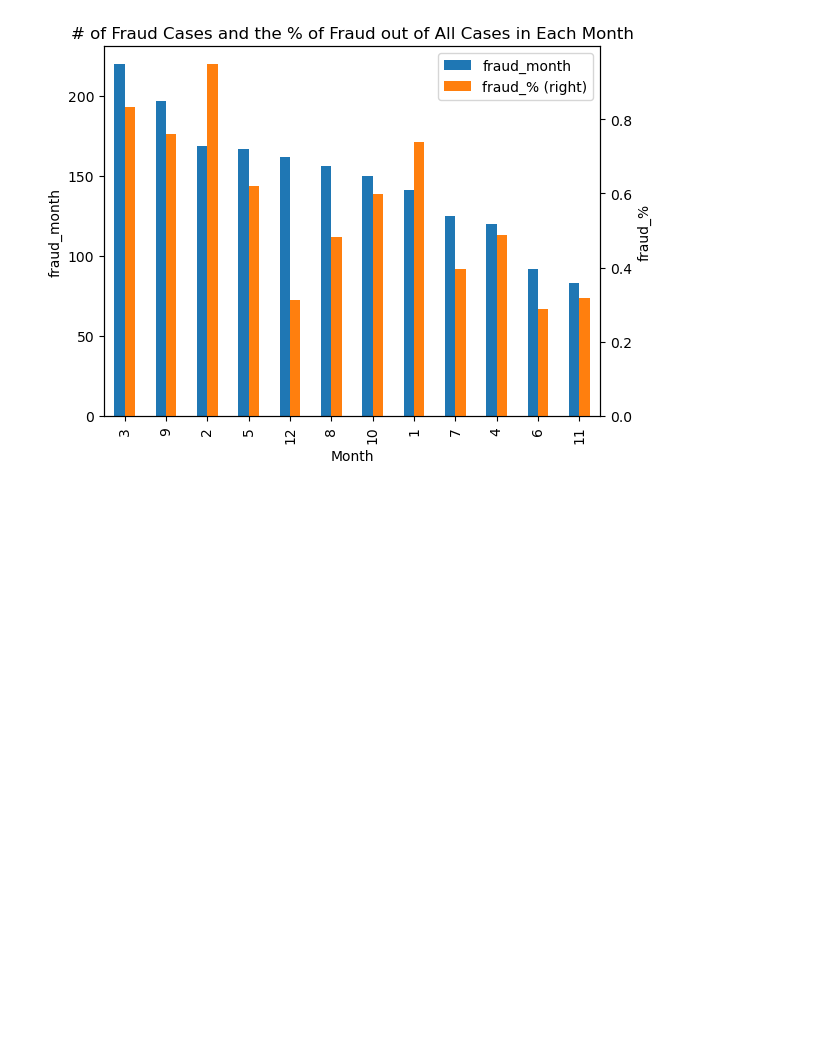
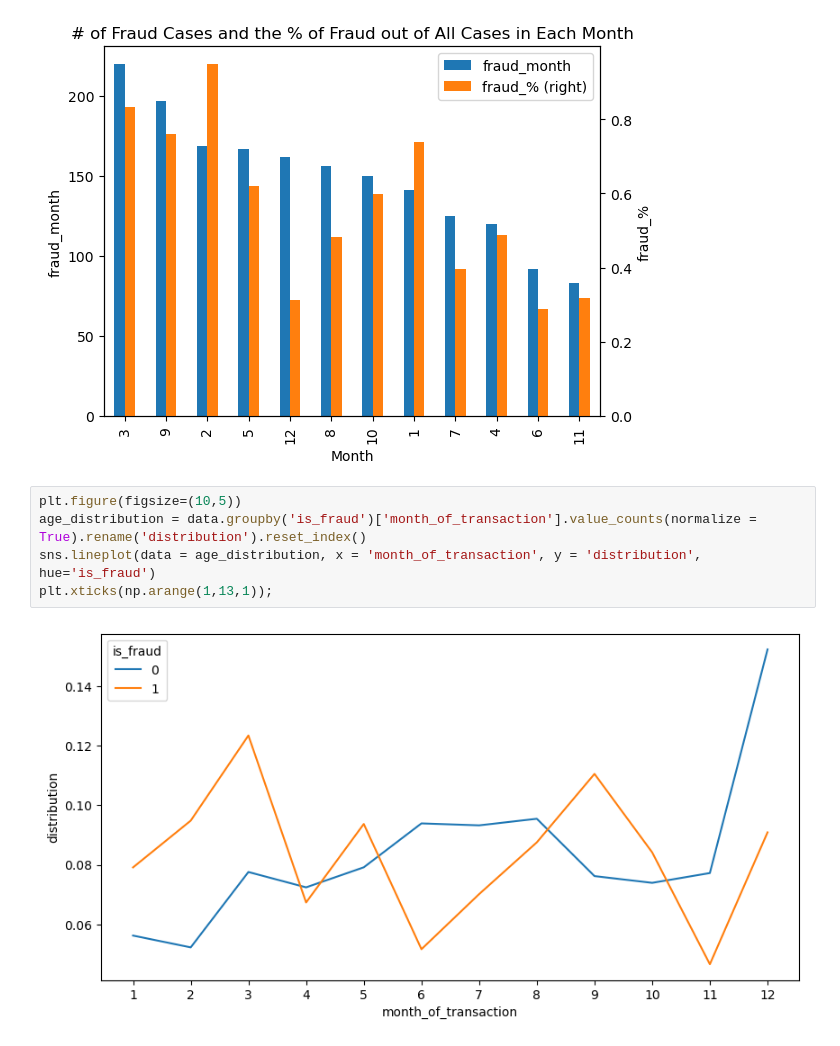
Before and after one commit to jalikens/CS484-DMA, a Jupyter notebook: Data_charts.ipynb, the cells around one changed output. Drawn from its saved outputs; the diff is of its cells as text; blank space fills up the shorter version.

```diff
--- a/Data_charts.ipynb
+++ b/Data_charts.ipynb
@@ -103,3 +185,10 @@ ax.set_xlabel('Month')
 # %% [output]
 Text(0.5, 0, 'Month')
 [figure]
+# %%
+plt.figure(figsize=(10,5))
+age_distribution = data.groupby('is_fraud')['month_of_transaction'].value_counts(normalize = True).rename('distribution').reset_index()
+sns.lineplot(data = age_distribution, x = 'month_of_transaction', y = 'distribution', hue='is_fraud')
+plt.xticks(np.arange(1,13,1));
+# %% [output]
+[figure, added]
```
Also changed, not shown: parts of 10 cells of this notebook, 1 other file.
